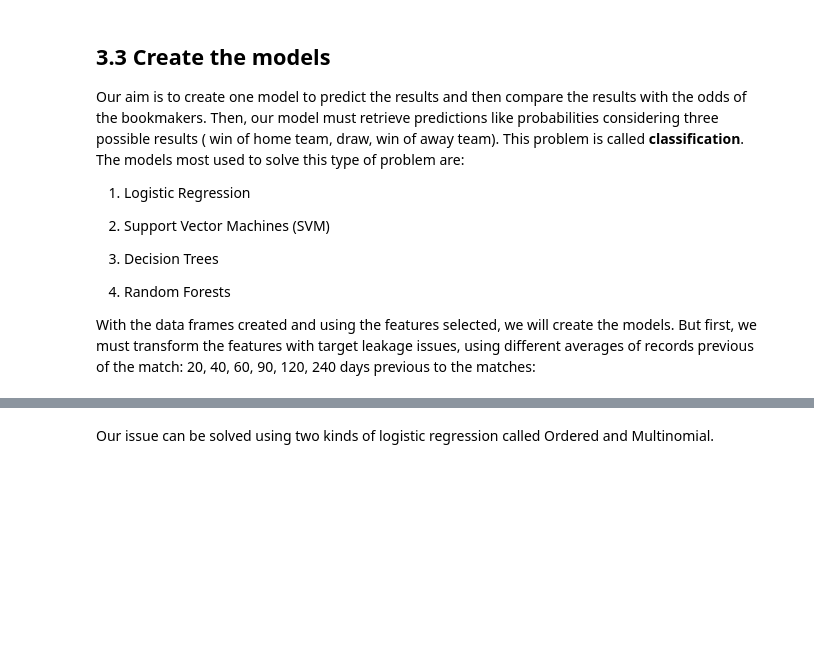
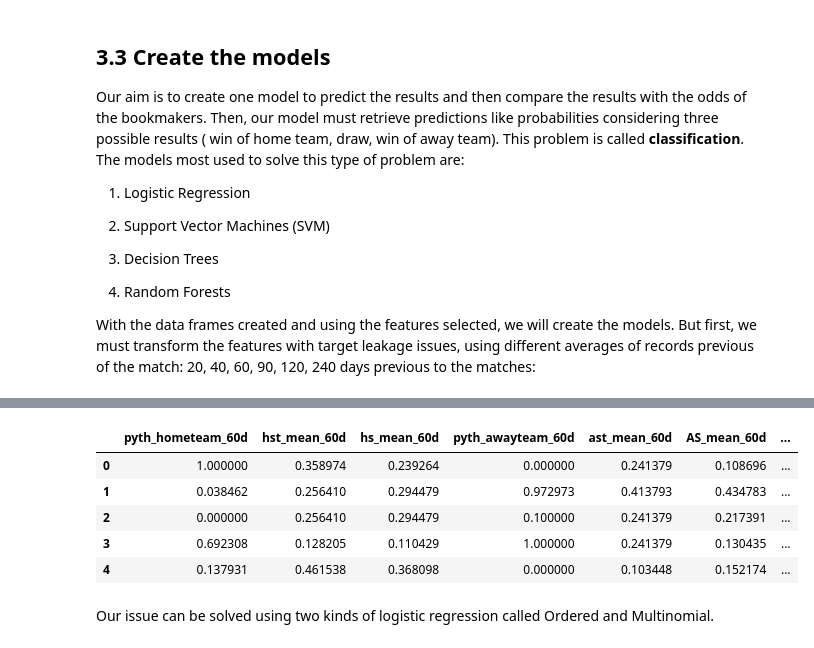
Before and after one commit to davidcla07/Predictions-soccer-project, a Jupyter notebook: prediction football results.ipynb, the cells around one changed output, grey strips where cells are left out. Saved outputs shown, nothing was run; the diff lists cells and outputs as text; code cells hidden in the pictures; blank space fills up the shorter version.

```diff
--- a/prediction football results.ipynb
+++ b/prediction football results.ipynb
@@ -1964,2 +1920,44 @@ y_all_240d=df_stats_attendance_market_240d['ftr'].replace([3,1,0,],["H","D","A"]
+# %%
+#dataframes of stats
+x_stats_20d=minmax_scaling(x_stats_20d,columns=list_20d)
+x_stats_40d=minmax_scaling(x_stats_40d,columns=list_40d)
+x_stats_60d=minmax_scaling(x_stats_60d,columns=list_60d)
+x_stats_90d=minmax_scaling(x_stats_90d,columns=list_90d)
+x_stats_120d=minmax_scaling(x_stats_120d,columns=list_120d)
+x_stats_240d=minmax_scaling(x_stats_240d,columns=list_240d)
+
+#dataframes stats_attendance
+x_attendance_20d=minmax_scaling(x_attendance_20d,columns=list_20d_attendance)
+x_attendance_40d=minmax_scaling(x_attendance_40d,columns=list_40d_attendance)
+x_attendance_60d=minmax_scaling(x_attendance_60d,columns=list_60d_attendance)
+x_attendance_90d=minmax_scaling(x_attendance_90d,columns=list_90d_attendance)
+x_attendance_120d=minmax_scaling(x_attendance_120d,columns=list_120d_attendance)
+x_attendance_240d=minmax_scaling(x_attendance_240d,columns=list_240d_attendance)
+
+#dataframes stats_market
+x_market_20d=minmax_scaling(x_market_20d,columns=list_20d_market)
+x_market_40d=minmax_scaling(x_market_40d,columns=list_40d_market)
+x_market_60d=minmax_scaling(x_market_60d,columns=list_60d_market)
+x_market_90d=minmax_scaling(x_market_90d,columns=list_90d_market)
+x_market_120d=minmax_scaling(x_market_120d,columns=list_120d_market)
+x_market_240d=minmax_scaling(x_market_240d,columns=list_240d_market)
+
+#dataframes all stats
+x_all_20d=minmax_scaling(x_all_20d,columns=list_20d_all)
+x_all_40d=minmax_scaling(x_all_40d,columns=list_40d_all)
+x_all_60d=minmax_scaling(x_all_60d,columns=list_60d_all)
+x_all_90d=minmax_scaling(x_all_90d,columns=list_90d_all)
+x_all_120d=minmax_scaling(x_all_120d,columns=list_120d_all)
+x_all_240d=minmax_scaling(x_all_240d,columns=list_240d_all)
+# %%
+#we will see an instance of our output
+x_all_60d.head()
+# %% [output]
+|  | pyth_hometeam_60d | hst_mean_60d | hs_mean_60d | pyth_awayteam_60d | ast_mean_60d | AS_mean_60d | ... |
+| 0 | 1.000000 | 0.358974 | 0.239264 | 0.000000 | 0.241379 | 0.108696 | ... |
+| 1 | 0.038462 | 0.256410 | 0.294479 | 0.972973 | 0.413793 | 0.434783 | ... |
+| 2 | 0.000000 | 0.256410 | 0.294479 | 0.100000 | 0.241379 | 0.217391 | ... |
+| 3 | 0.692308 | 0.128205 | 0.110429 | 1.000000 | 0.241379 | 0.130435 | ... |
+| 4 | 0.137931 | 0.461538 | 0.368098 | 0.000000 | 0.103448 | 0.152174 | ... |
 # %% [markdown]
 Our issue can be solved using two kinds of logistic regression called Ordered and Multinomial.
```
Also changed, not shown: parts of 51 cells of this notebook.
